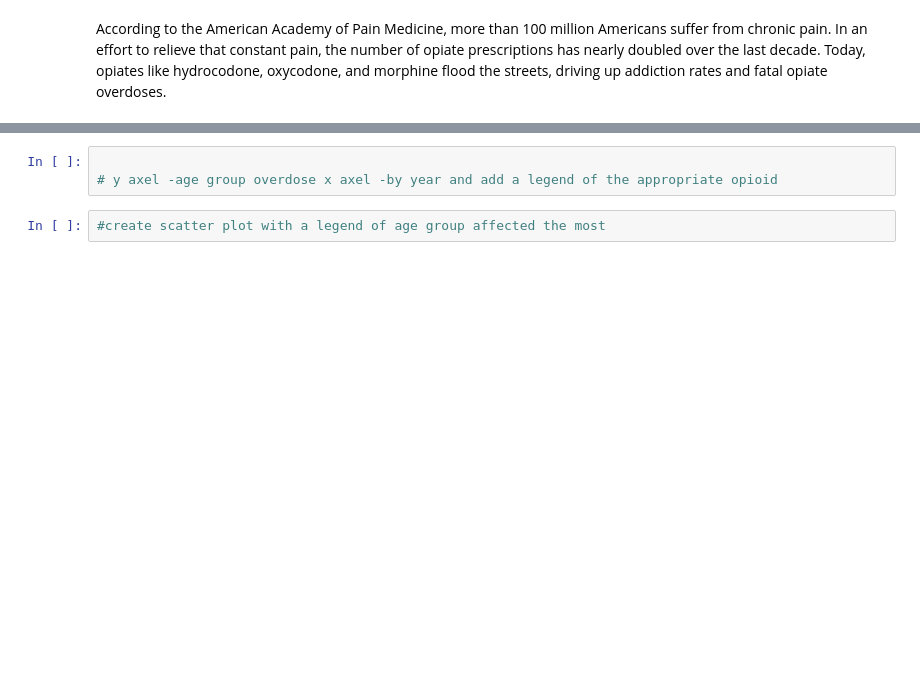
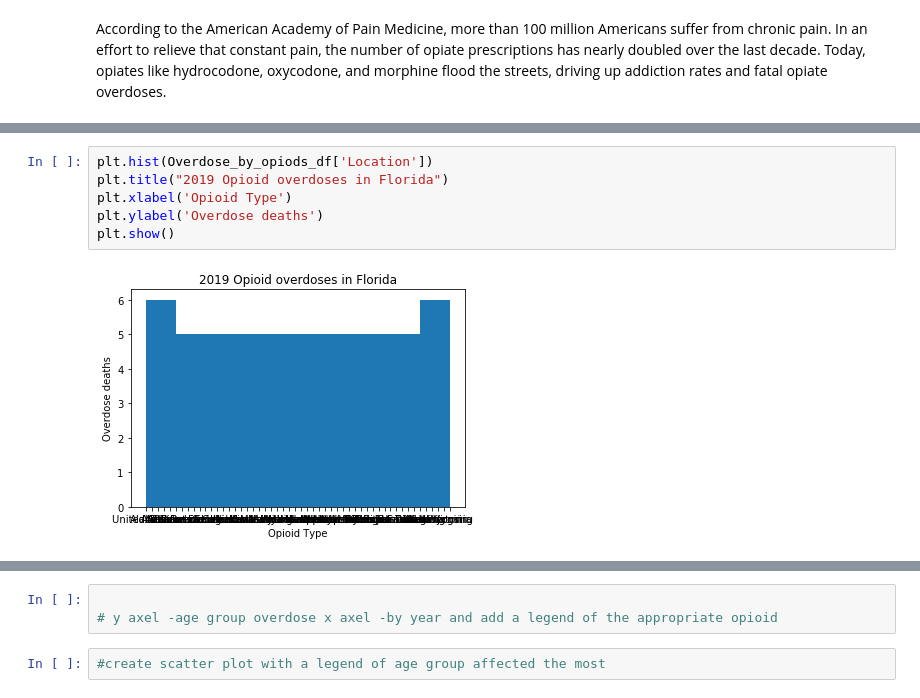
Before and after one commit to ywario9/Matlibplot_Project, a Jupyter notebook: Untitled.ipynb, the cells around one changed output, grey strips where cells are left out. Cells and saved outputs as stored; diff of their text form; blank space fills up the shorter version.

```diff
--- a/Untitled.ipynb
+++ b/Untitled.ipynb
@@ -33,0 +69,8 @@ plt.ylabel("")
+# %%
+plt.hist(Overdose_by_opiods_df['Location'])
+plt.title("2019 Opioid overdoses in Florida")
+plt.xlabel('Opioid Type')
+plt.ylabel('Overdose deaths')
+plt.show()
+# %% [output]
+[figure, added]
```
Also changed, not shown: parts of 12 cells of this notebook, 4 other files.
